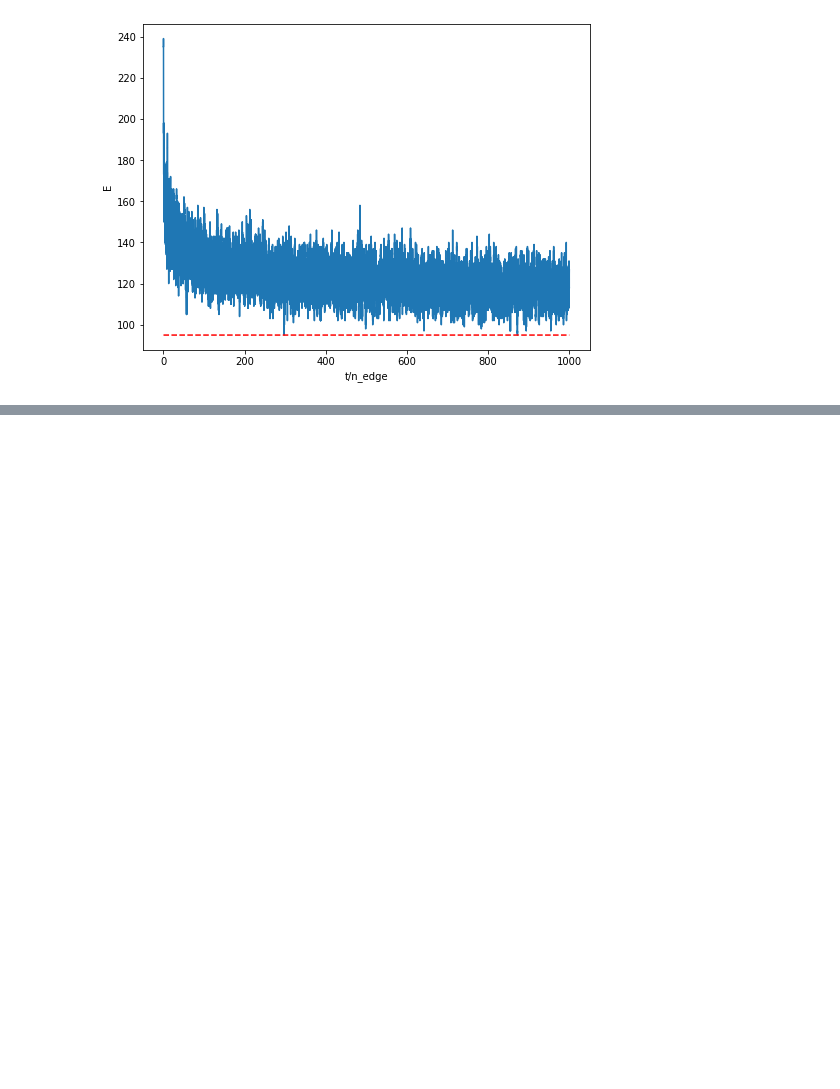
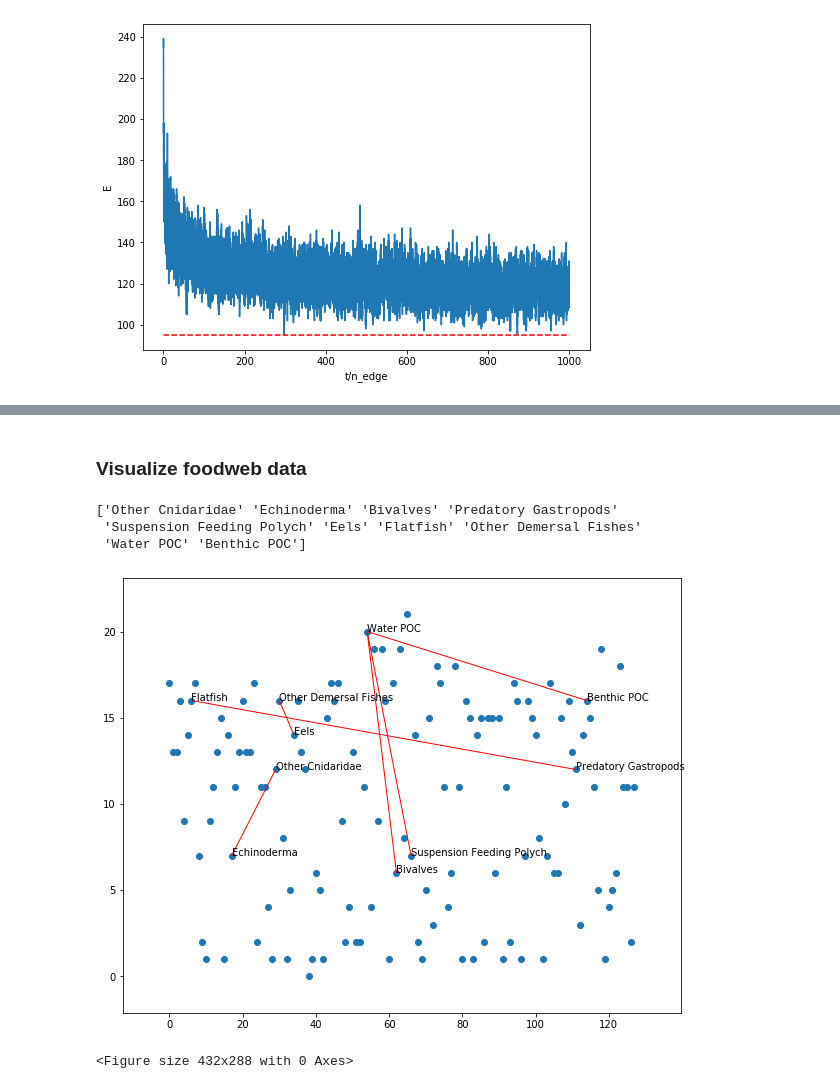
Before and after one commit to zeqianli/ExtremalOptimization, a Jupyter notebook: FAS.ipynb, the cells around one changed output, grey strips where cells are left out. Saved outputs shown, nothing was run; the diff lists cells and outputs as text; code cells hidden in the pictures; blank space fills up the shorter version.

```diff
--- a/FAS.ipynb
+++ b/FAS.ipynb
@@ -272,0 +270,37 @@ plt.savefig("SA-foodweb.png")
+# %% [markdown]
+### Visualize foodweb data
+# %%
+from matplotlib.collections import LineCollection
+ys=fas.calculate_levels(min_fas_ind)
+xs=np.random.permutation(g_foodweb.n_node)
+xy=np.array(list(zip(xs,ys)))
+
+plt.figure(figsize=(10,8))
+plt.scatter(xs,ys)
+
+ff_edge_ind=np.setdiff1d(np.arange(len(fas.graph.edges)),min_fas_ind)
+lines=LineCollection([xy[fas.graph.edges[ind]] for ind in ff_edge_ind],linewidth=1)
+ax = plt.gca()
+#ax.add_collection(lines)
+
+lines=LineCollection([xy[fas.graph.edges[ind]] for ind in min_fas_ind],linewidth=1,colors='red')
+ax.add_collection(lines)
+
+
+inds=np.unique(fas.graph.edges[min_fas_ind])
+for x,y,name in zip(xs[inds],ys[inds],foodweb_names[inds]):
+
+    plt.text(x,y,name)
+
+print(foodweb_names[inds])
+ax.autoscale()
+ax.margins(0.1)
+plt.show()
+
+plt.savefig("foodweb_feedbacks.png")
+# %% [output]
+['Other Cnidaridae' 'Echinoderma' 'Bivalves' 'Predatory Gastropods'
+ 'Suspension Feeding Polych' 'Eels' 'Flatfish' 'Other Demersal Fishes'
+ 'Water POC' 'Benthic POC']
+[figure, added]
+<Figure size 432x288 with 0 Axes>
```
Also changed, not shown: parts of 4 cells of this notebook, 11 other files.
